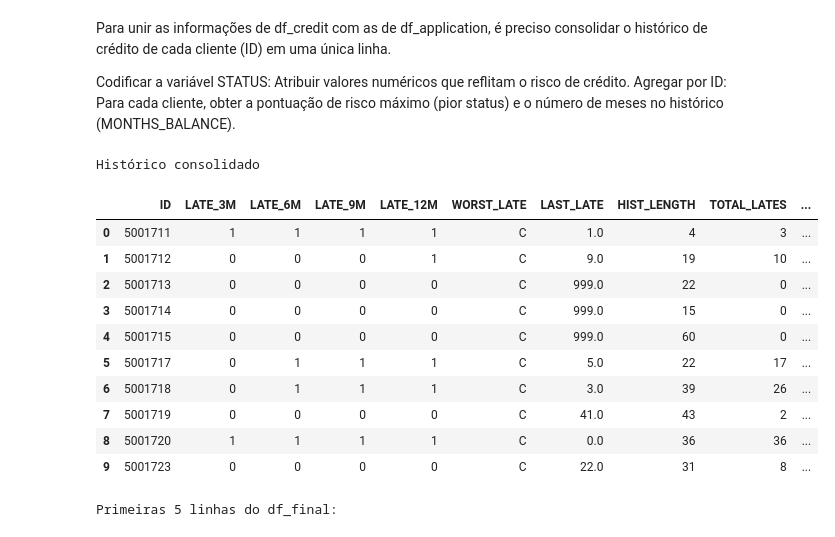
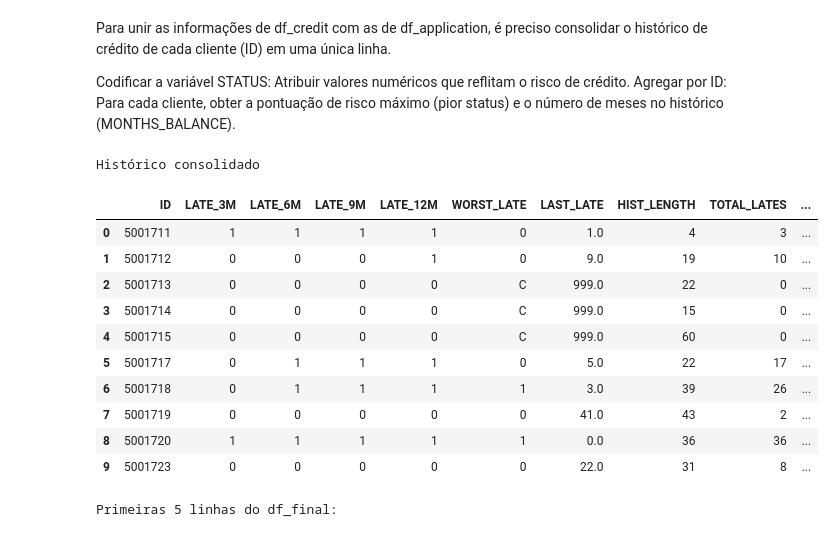
Before and after one commit to Ginkno/postech-tech-challenge-fase2-grupo1-12dtat, a Jupyter notebook: notebooks/ 01_eda.ipynb, the cells around one changed output. Saved outputs shown, nothing was run; the diff lists cells and outputs as text; code cells hidden in the pictures.

```diff
--- a/notebooks/ 01_eda.ipynb
+++ b/notebooks/ 01_eda.ipynb
@@ -407,7 +407,7 @@ late_12m = df_12m.groupby("ID")["IS_LATE"].any().astype(int).rename("LATE_12M")
 # 4. Pior histórico de atraso (WORST_LATE)
 # -------------------------------------------------------------------------
 # Pega o maior nível numérico de atraso e mapeia de volta para a flag original
-worst_num = df_status_agreggated.groupby("ID")["STATUS"].max()
+worst_num = df_status_agreggated.groupby("ID")["STATUS_NUM"].max()
 num_to_status = {0: "C", 1: "0", 2: "1", 3: "2", 4: "3", 5: "4", 6: "5"}
 worst_late = worst_num.map(num_to_status).rename("WORST_LATE")
 
@@ -436,43 +436,43 @@ late_rate = (total_lates / hist_length).rename("LATE_RATE")
 # -------------------------------------------------------------------------
 # 7. Consolidação em um DataFrame final único por ID
 # -------------------------------------------------------------------------
 # Pega a lista única de todos os IDs
 df_features_behavior = pd.DataFrame(index=df_status_agreggated["ID"].unique()).sort_index()
 
 # Unindo todas as métricas geradas
 df_features_behavior = df_features_behavior.join(
     [late_3m, late_6m, late_9m, late_12m, worst_late, last_late, hist_length, total_lates, late_rate]
 )
 
 # Trata clientes sem histórico em janelas específicas ou sem atraso
 df_features_behavior["LATE_3M"] = df_features_behavior["LATE_3M"].fillna(0).astype(int)
 df_features_behavior["LATE_6M"] = df_features_behavior["LATE_6M"].fillna(0).astype(int)
 df_features_behavior["LATE_9M"] = df_features_behavior["LATE_9M"].fillna(0).astype(int)
 df_features_behavior["LATE_12M"] = df_features_behavior["LATE_12M"].fillna(0).astype(int)
 df_features_behavior["WORST_LATE"] = df_features_behavior["WORST_LATE"].fillna("C")
 df_features_behavior["LAST_LATE"] = df_features_behavior["LAST_LATE"].fillna(
     999
 )  # 999 = Nunca atrasou
 
 # Resetando o índice para deixar a coluna 'ID' normal
 df_features_behavior = df_features_behavior.reset_index().rename(columns={"index": "ID"})
 
 # Exibe os primeiros resultados
 print("Histórico consolidado")
 df_features_behavior.head(10)
 # %% [output]
 Histórico consolidado
 |  | ID | LATE_3M | LATE_6M | LATE_9M | LATE_12M | WORST_LATE | LAST_LATE | HIST_LENGTH | TOTAL_LATES | ... |
-| 0 | 5001711 | 1 | 1 | 1 | 1 | C | 1.0 | 4 | 3 | ... |
-| 1 | 5001712 | 0 | 0 | 0 | 1 | C | 9.0 | 19 | 10 | ... |
+| 0 | 5001711 | 1 | 1 | 1 | 1 | 0 | 1.0 | 4 | 3 | ... |
+| 1 | 5001712 | 0 | 0 | 0 | 1 | 0 | 9.0 | 19 | 10 | ... |
 | 2 | 5001713 | 0 | 0 | 0 | 0 | C | 999.0 | 22 | 0 | ... |
 | 3 | 5001714 | 0 | 0 | 0 | 0 | C | 999.0 | 15 | 0 | ... |
 | 4 | 5001715 | 0 | 0 | 0 | 0 | C | 999.0 | 60 | 0 | ... |
-| 5 | 5001717 | 0 | 1 | 1 | 1 | C | 5.0 | 22 | 17 | ... |
-| 6 | 5001718 | 0 | 1 | 1 | 1 | C | 3.0 | 39 | 26 | ... |
-| 7 | 5001719 | 0 | 0 | 0 | 0 | C | 41.0 | 43 | 2 | ... |
-| 8 | 5001720 | 1 | 1 | 1 | 1 | C | 0.0 | 36 | 36 | ... |
-| 9 | 5001723 | 0 | 0 | 0 | 0 | C | 22.0 | 31 | 8 | ... |
+| 5 | 5001717 | 0 | 1 | 1 | 1 | 0 | 5.0 | 22 | 17 | ... |
+| 6 | 5001718 | 0 | 1 | 1 | 1 | 1 | 3.0 | 39 | 26 | ... |
+| 7 | 5001719 | 0 | 0 | 0 | 0 | 0 | 41.0 | 43 | 2 | ... |
+| 8 | 5001720 | 1 | 1 | 1 | 1 | 1 | 0.0 | 36 | 36 | ... |
+| 9 | 5001723 | 0 | 0 | 0 | 0 | 0 | 22.0 | 31 | 8 | ... |
 # %%
 # Mesclar df_application com df_features_behavior usando a coluna 'ID'
 df_final = pd.merge(df_application, df_features_behavior, on='ID', how='inner')
```
Also changed, not shown: parts of 28 cells of this notebook.
